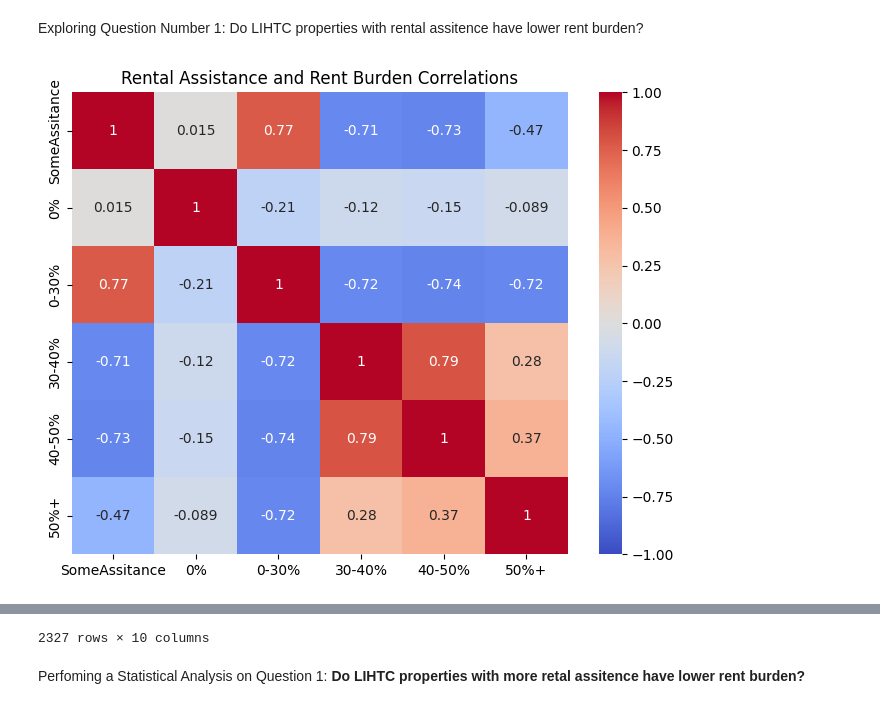
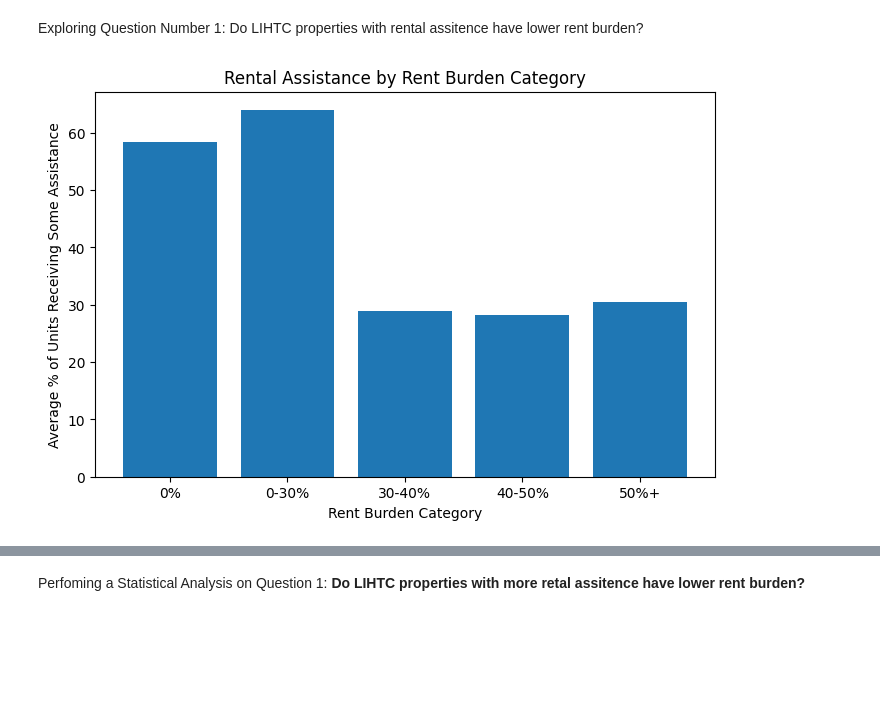
Before and after one commit to bitriagaleonela40-cmd/housing-research, a Jupyter notebook: Housing.ipynb, the cells around one changed output, grey strips where cells are left out. Cells and saved outputs as stored; diff of their text form; code cells hidden in the pictures; blank space fills up the shorter version.

```diff
--- a/Housing.ipynb
+++ b/Housing.ipynb
@@ -334,44 +334,45 @@ Exploring Question Number 1: Do LIHTC properties with rental assitence have lowe
 Question_one = housing_df[['state', 'propertyname' ,'city', 'UNITS_RNTASSTNCE_RPTD_0_PCT',
        'UNITS_RNTASSTNCE_RPTD_GRT0_PCT', 'UNITS_INC_RNT_0_PCT',
        'UNITS_INC_RNT_0_30_PCT', 'UNITS_INC_RNT_30_40_PCT',
        'UNITS_INC_RNT_40_50_PCT', 'UNITS_INC_RNT_GRT_50_PCT',
        ]]
 
 #Rename varibles (Assitance)
 Question_one = Question_one.rename(columns={"UNITS_RNTASSTNCE_RPTD_0_PCT": "NoAssitance"})
 Question_one = Question_one.rename(columns={"UNITS_RNTASSTNCE_RPTD_GRT0_PCT": "SomeAssitance"})
 #(Rent Burden)
 #Percent of units where gross rent is % percent of annual household income.
 Question_one = Question_one.rename(columns={"UNITS_INC_RNT_0_PCT": "0%"}) #% of units in x propertiy have their gross rent = 0% of annual household income
 Question_one = Question_one.rename(columns={"UNITS_INC_RNT_0_30_PCT": "0-30%"})
 Question_one = Question_one.rename(columns={"UNITS_INC_RNT_30_40_PCT": "30-40%"})
 Question_one = Question_one.rename(columns={"UNITS_INC_RNT_40_50_PCT": "40-50%"})
 Question_one = Question_one.rename(columns={"UNITS_INC_RNT_GRT_50_PCT": "50%+"})
 
 
 #Drop null values
 for col in ['state', 'propertyname', 'city', 'NoAssitance', 'SomeAssitance', '0%', '0-30%','30-40%', '40-50%', '50%+']:
   Question_one[col] = Question_one[col].replace(-4, np.nan)
 
 Question_one = Question_one.dropna(axis = 0, how = 'any', subset = None)
 
-#Data visualisation #Need to change to bar graph before determining what statistical analysis I should use.
-cols = [
-    'SomeAssitance',
-    '0%',
-    '0-30%',
-    '30-40%',
-    '40-50%',
-    '50%+'
+#Data visualisation
+average_assistance = [
+    Question_one.loc[Question_one['0%'] > 0, 'SomeAssitance'].mean(),
+    Question_one.loc[Question_one['0-30%'] > 0, 'SomeAssitance'].mean(),
+    Question_one.loc[Question_one['30-40%'] > 0, 'SomeAssitance'].mean(),
+    Question_one.loc[Question_one['40-50%'] > 0, 'SomeAssitance'].mean(),
+    Question_one.loc[Question_one['50%+'] > 0, 'SomeAssitance'].mean()
 ]
 
-corr = Question_one[cols].corr()
+categories = ['0%', '0-30%', '30-40%', '40-50%', '50%+']
 
-plt.figure(figsize=(8,6))
-sns.heatmap(corr, annot=True, cmap='coolwarm', vmin=-1, vmax=1)
+plt.figure(figsize=(8,5))
+plt.bar(categories, average_assistance)
 
-plt.title("Rental Assistance and Rent Burden Correlations")
+plt.xlabel('Rent Burden Category')
+plt.ylabel('Average % of Units Receiving Some Assistance')
+plt.title('Rental Assistance by Rent Burden Category')
+
 plt.show()
-Question_one
 # %% [output]
-[figure, old version]
+[figure, new version]
@@ -390,4 +379,3 @@ Question_one
-2327 rows × 10 columns
 # %% [markdown]
 Perfoming a Statistical Analysis on Question 1: **Do LIHTC properties with more retal assitence have lower rent burden?**
 # %%
```
Also changed, not shown: parts of 1 cell of this notebook.
